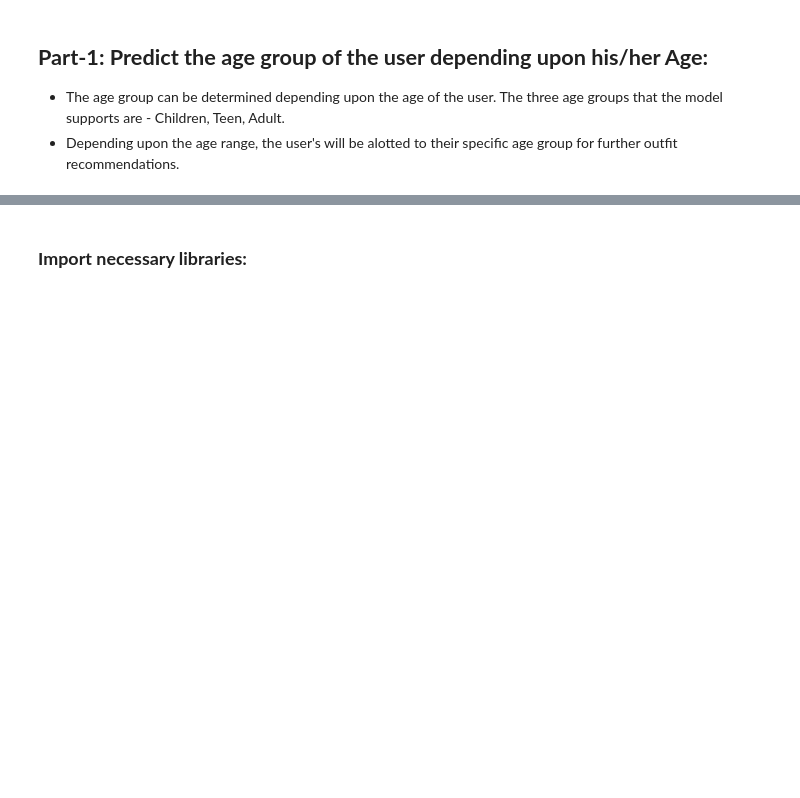
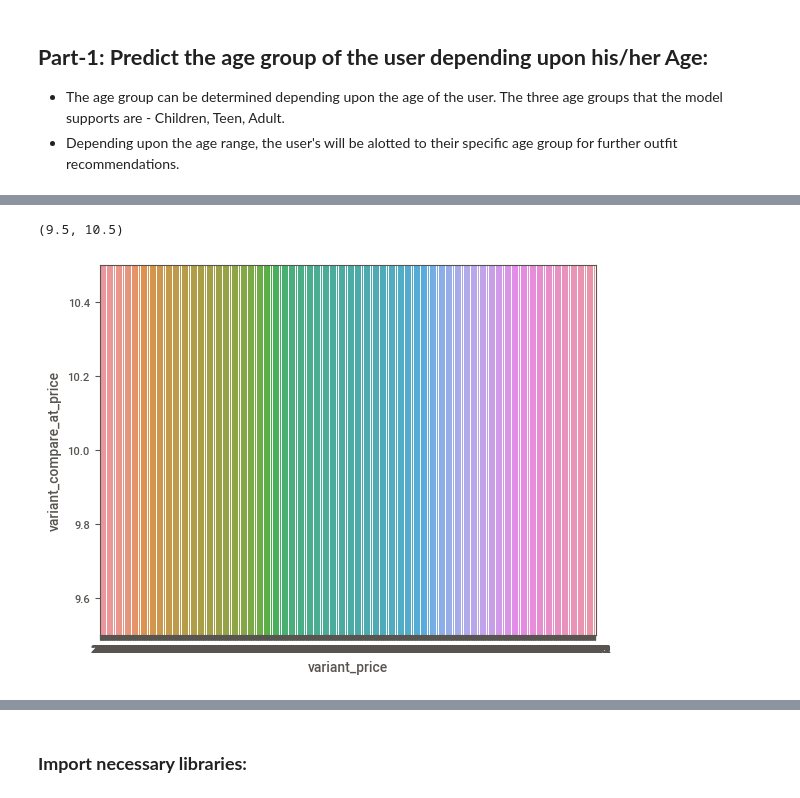
Before and after one commit to jainsakshi2395/PersonalizedOutfitStylist, a Jupyter notebook: ML_models/Model_AgeRecommendations.ipynb, the cells around one changed output, grey strips where cells are left out. Cells and saved outputs as stored; diff of their text form; code cells hidden in the pictures; blank space fills up the shorter version.

```diff
--- a/ML_models/Model_AgeRecommendations.ipynb
+++ b/ML_models/Model_AgeRecommendations.ipynb
@@ -7,0 +147,6 @@
+# %%
+results = sns.barplot(x='variant_price', y='variant_compare_at_price', data= outfits_df);
+results.set_ylim(10, 10)
+# %% [output]
+(9.5, 10.5)
+[figure, added]
```
Also changed, not shown: parts of 45 cells of this notebook.
